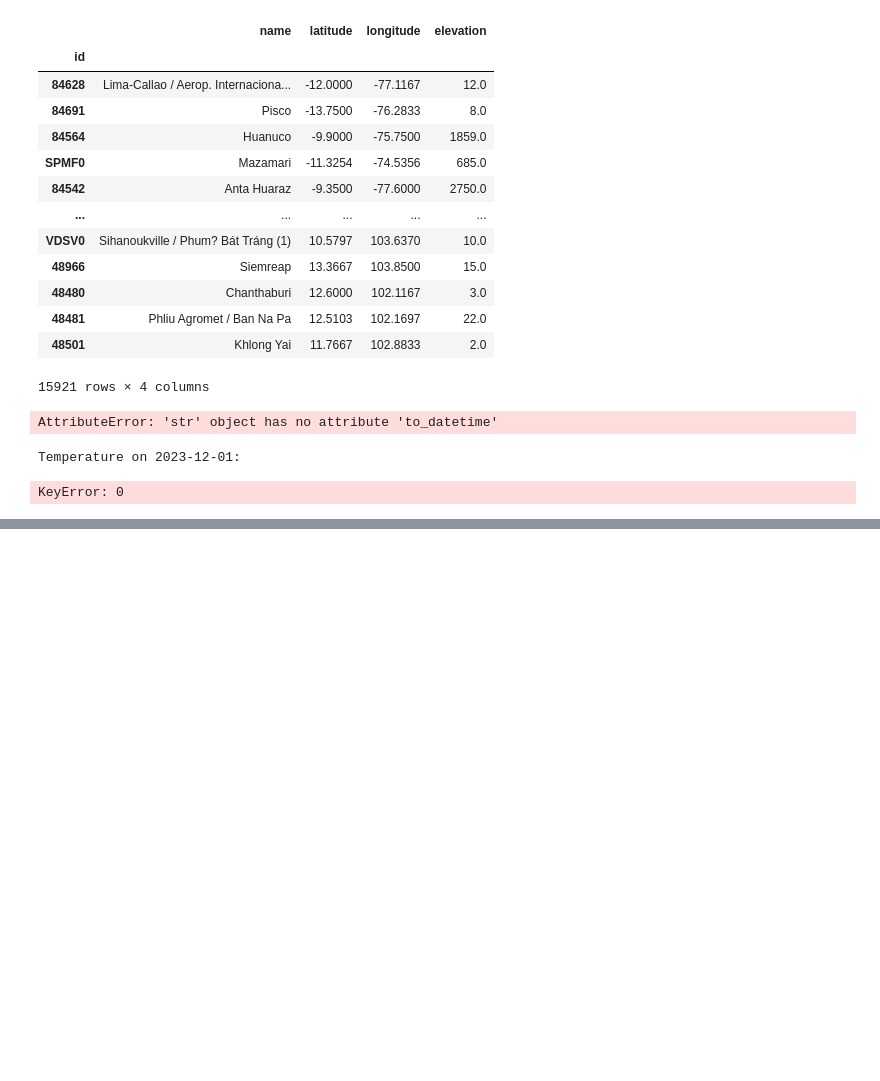
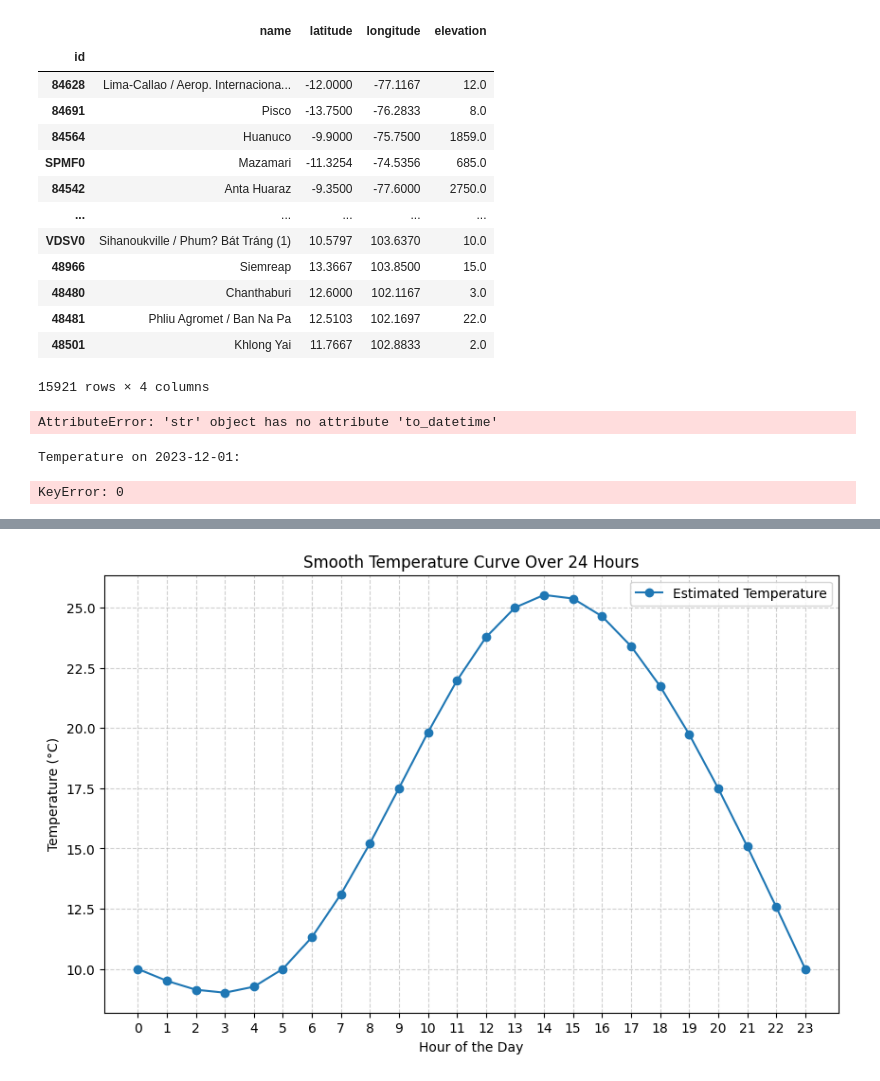
Before and after one commit to michaelparker7/Cmin, a Jupyter notebook: WeatherApp.ipynb, the cells around one changed output, grey strips where cells are left out. Saved outputs shown, nothing was run; the diff lists cells and outputs as text; code cells hidden in the pictures; blank space fills up the shorter version.

```diff
--- a/WeatherApp.ipynb
+++ b/WeatherApp.ipynb
@@ -143,0 +205,55 @@ KeyError: 0
+# %%
+import numpy as np
+import matplotlib.pyplot as plt
+from scipy.interpolate import CubicSpline
+
+def generate_smooth_temperature_curve(min_temp, max_temp):
+    """
+    Generates a 24-hour temperature curve based on minimum and maximum temperatures,
+    with smooth transitions using cubic spline interpolation.
+
+    Parameters:
+        min_temp (float): The minimum temperature (occurs early morning, around 5-6 AM).
+        max_temp (float): The maximum temperature (occurs mid-afternoon, around 2-3 PM).
+
+    Returns:
+        np.ndarray: A 24-element vector representing hourly temperatures.
+    """
+    # Define key points for the temperature curve
+    key_hours = np.array([0, 5, 9, 13, 20, 23])  # Midnight, morning, peak, evening, late night
+    key_temps = np.array([
+        min_temp,   # Midnight temperature
+        min_temp,   # Minimum temperature at 5 AM
+        (min_temp + max_temp) / 2,  # Morning rise
+        max_temp,   # Peak temperature at 2 PM
+        (min_temp + max_temp) / 2,  # Evening cooling
+        min_temp    # Back to nighttime cooling
+    ])
+
+    # Create a cubic spline to smoothly interpolate
+    spline = CubicSpline(key_hours, key_temps, bc_type='natural')
+
+    # Generate the temperature for each hour
+    hours = np.arange(24)
+    temperatures = spline(hours)
+
+    return hours, temperatures
+
+# Example usage
+min_temp = 10  # Replace with the min temperature from the data
+max_temp = 25  # Replace with the max temperature from the data
+
+hours, temperature_curve = generate_smooth_temperature_curve(min_temp, max_temp)
+
+# Plot the temperature curve
+plt.figure(figsize=(10, 6))
+plt.plot(hours, temperature_curve, marker="o", label="Estimated Temperature")
+plt.title("Smooth Temperature Curve Over 24 Hours")
+plt.xlabel("Hour of the Day")
+plt.ylabel("Temperature (°C)")
+plt.xticks(hours)
+plt.grid(True, linestyle="--", alpha=0.6)
+plt.legend()
+plt.show()
+# %% [output]
+[figure, added]
```
Also changed, not shown: parts of 2 cells of this notebook, 1 other file.
